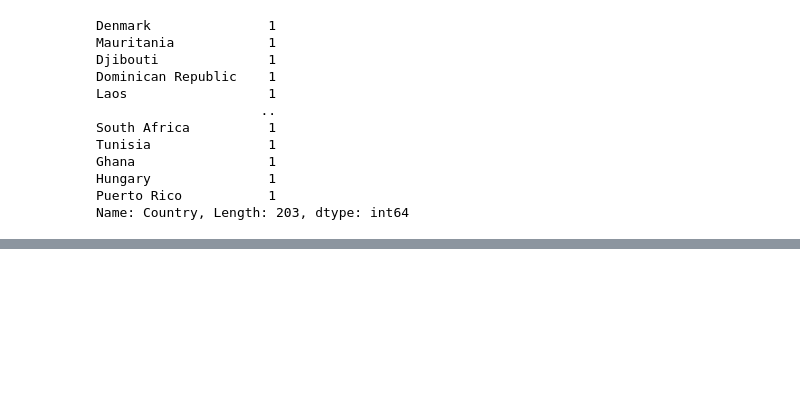
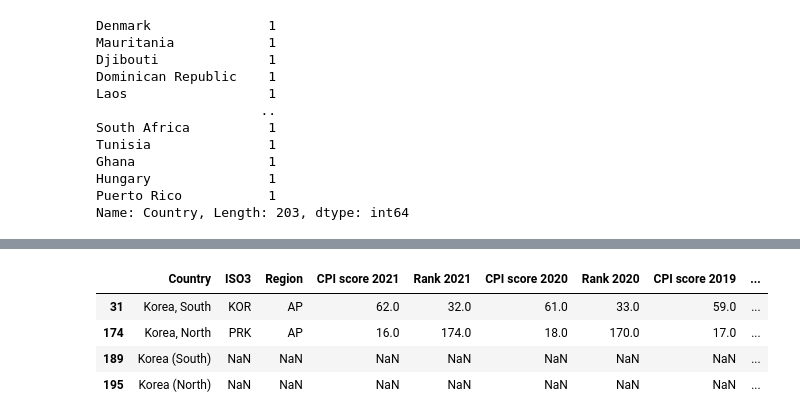
Before and after one commit to wanzulfikri/cpi_analysis, a Jupyter notebook: CPI 2012-2021.ipynb, the cells around one changed output, grey strips where cells are left out. Cells and saved outputs as stored; diff of their text form; code cells hidden in the pictures; blank space fills up the shorter version.

```diff
--- a/CPI 2012-2021.ipynb
+++ b/CPI 2012-2021.ipynb
@@ -17,8 +3,9 @@ print(arr[:, [1,0,2]])
 # %%
-# import the necessary libraries and define utility functions
+# import the necessary libraries, set options, and define utility functions
 import pandas as pd
 import numpy as np
 
+pd.options.display.max_columns = None
 
 def overview(df):
     print(df.head(5))
@@ -357,0 +366,17 @@ CPI[CPI["ISO3"].isnull()]
+# %%
+# while reviewing the ISO3 duplicates, we discovered Country duplicates we didn't manage to capture before this
+# e.g. Côte d’Ivoire is slightly different than  Côte d´Ivoire because of the use of Greek oxia character in place of apostrophe
+#
+# other than that, there is another country with the same naming issue as the United States — Republic of Congo
+#
+# South and North Korea possibly have inconsistent names as well
+
+# we'll start by examining both the Korea countries
+
+CPI[CPI["Country"].str.contains("Korea")]
+# %% [output]
+|  | Country | ISO3 | Region | CPI score 2021 | Rank 2021 | CPI score 2020 | Rank 2020 | CPI score 2019 | ... |
+| 31 | Korea, South | KOR | AP | 62.0 | 32.0 | 61.0 | 33.0 | 59.0 | ... |
+| 174 | Korea, North | PRK | AP | 16.0 | 174.0 | 18.0 | 170.0 | 17.0 | ... |
+| 189 | Korea (South) | NaN | NaN | NaN | NaN | NaN | NaN | NaN | ... |
+| 195 | Korea (North) | NaN | NaN | NaN | NaN | NaN | NaN | NaN | ... |
```
Also changed, not shown: parts of 19 cells of this notebook.
